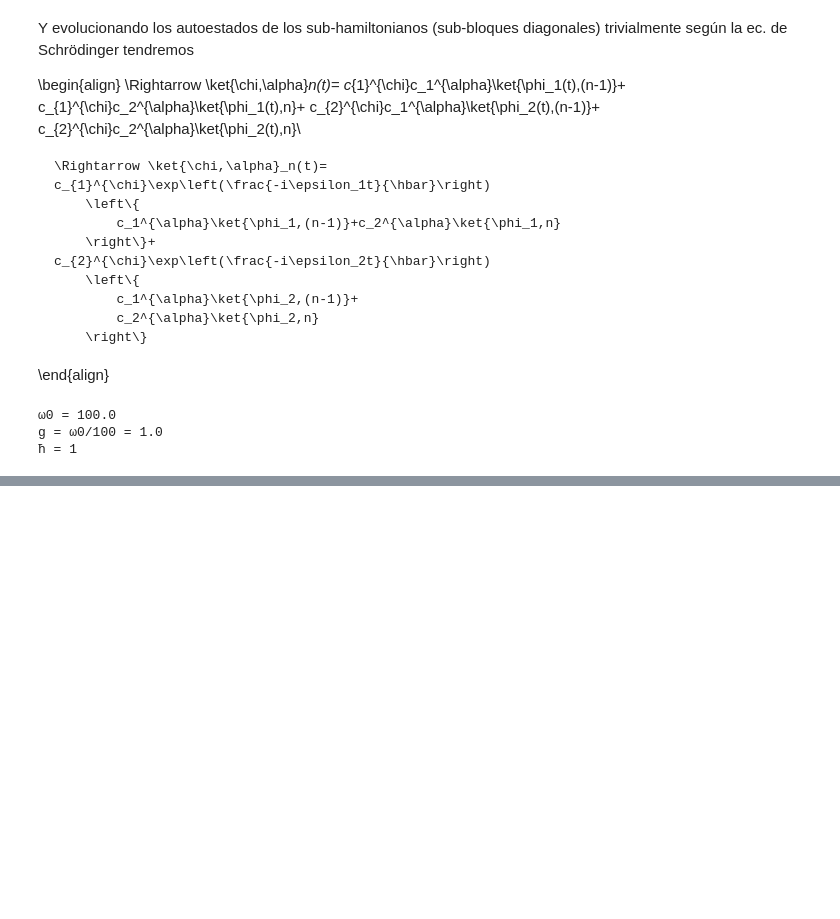
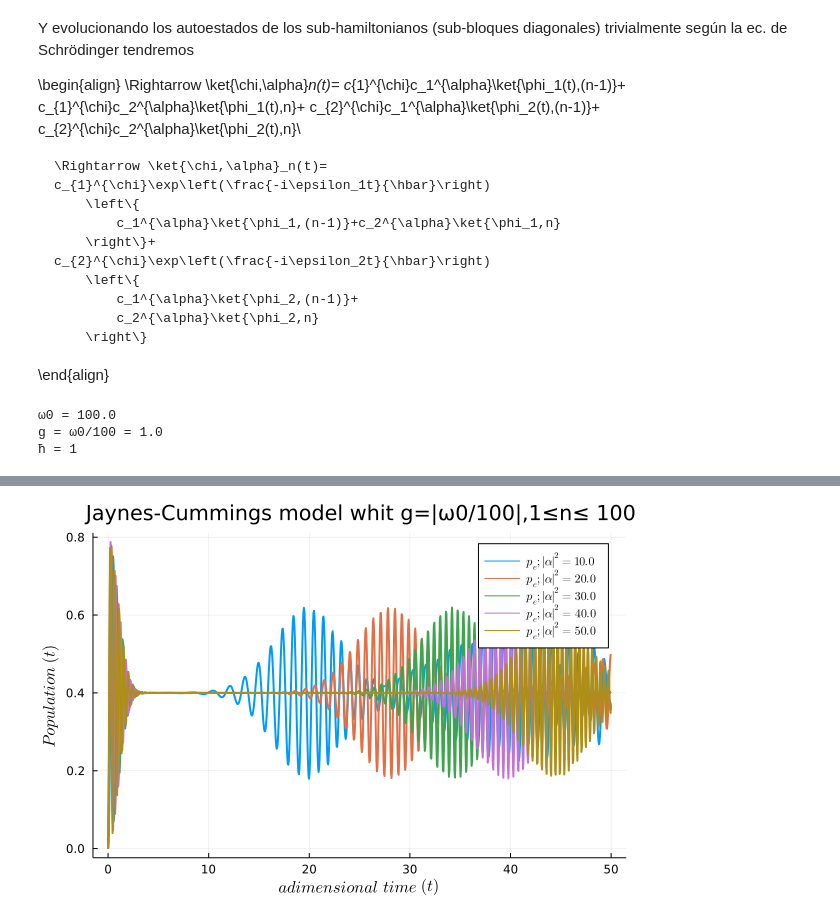
Before and after one commit to mendzmartin/quantum_optics, a Jupyter notebook: parcial/JaynesCummings_model.ipynb, the cells around one changed output, grey strips where cells are left out. Drawn from its saved outputs; the diff is of its cells as text; code cells hidden in the pictures; blank space fills up the shorter version.

```diff
--- a/parcial/JaynesCummings_model.ipynb
+++ b/parcial/JaynesCummings_model.ipynb
@@ -244,0 +247,80 @@ n_tot=100
+# %%
+# creamos vector de tiempos
+# tiempo inicial, tiempo final y numero de pasos
+t_start=Float64(0);t_end=50.0;n=Int32(1000);
+# calculamos paso temporal
+Δt= abs(t_end-t_start)/Float64(n-1);
+# creamos vector de tiempos
+time_vector = [(t_start+Δt*Float64(i-1)) for i in 1:n];
+# %%
+
+n_tot=100;   # numero total de estados de Fock considerados
+println("n_tot=",n_tot);
+
+# definiciones útiles para plotear
+plt1=plot(ylabel="\$Population\$ \$(t)\$",
+    xlabel="\$adimensional\$ \$time\$ \$(t)\$",
+    title="Jaynes-Cummings model whit g=|ω0/100|,1≤n≤ $(n_tot)",
+    legend=:topright)
+
+for αi in 10:10:50  # barremos parámetro del estado coherente
+
+    α=sqrt(αi) # parámetro del estado coherente
+
+    pϕ1_tot=zero(Array{Float64}(undef,length(time_vector)));
+    pϕ0_tot=zero(Array{Float64}(undef,length(time_vector)));
+
+    for ni in 2:n_tot       # barremos númeor de fotones excitados
+
+        # Definimos primer, segundo y tercer sub-bloque a diagonalizar (acoplados por el valor particular ni)
+        H1=create_2x2_hamiltonian(ω0*(ni-1),g*sqrt(ni-1));
+        H2=create_2x2_hamiltonian(ω0*ni,g*sqrt(ni));
+        H3=create_2x2_hamiltonian(ω0*(ni+1),g*sqrt(ni+1));
+
+        # calculamos las autoenergías (autovalores) y autoestados (autovectores) del hamiltoniano
+        H1_eigenvals=eigenvalues_problem(H1)[1];H1_eigenvectors=eigenvalues_problem(H1)[2];
+        H2_eigenvals=eigenvalues_problem(H2)[1];H2_eigenvectors=eigenvalues_problem(H2)[2];
+        H3_eigenvals=eigenvalues_problem(H3)[1];H3_eigenvectors=eigenvalues_problem(H3)[2];
+
+        # Definimos parámetros que caracterizan al estado coherente
+        αcoeff1=((α^(ni-1))*exp(-0.5*(abs(α)^2)))/sqrt(factorial(BigInt(ni-1)));
+        αcoeff2=αcoeff1*(α/sqrt(ni));
+        αcoeff3=αcoeff2*(α/sqrt(ni+1));
+
+        α_params=(αcoeff1,αcoeff2,αcoeff2); # Tupla de parámetros
+
+        # Realizamos evolución del los sub-bloques
+        ψ1_t=evolution_coherent_state(ϕ0,α_params[1],H1_eigenvals,H1_eigenvectors,time_vector) # con estado inicial |ϕ0⟩=|g⟩
+        ψ2_t=evolution_coherent_state(ϕ0,α_params[2],H2_eigenvals,H2_eigenvectors,time_vector) # con estado inicial |ϕ0⟩=|g⟩
+        ψ3_t=evolution_coherent_state(ϕ0,α_params[3],H2_eigenvals,H2_eigenvectors,time_vector) # con estado inicial |ϕ0⟩=|g⟩
+
+        # Calculamos probabilidades de población
+        pϕ0_1=population_probability(time_vector,H1_eigenvectors,ψ1_t,ϕ0,α_params[1]);
+        pϕ1_1=population_probability(time_vector,H1_eigenvectors,ψ1_t,ϕ1,α_params[1]);
+
+        pϕ0_2=population_probability(time_vector,H2_eigenvectors,ψ2_t,ϕ0,α_params[2]);
+        pϕ1_2=population_probability(time_vector,H2_eigenvectors,ψ2_t,ϕ1,α_params[2]);
+
+        pϕ0_3=population_probability(time_vector,H3_eigenvectors,ψ3_t,ϕ0,α_params[3]);
+        pϕ1_3=population_probability(time_vector,H3_eigenvectors,ψ3_t,ϕ1,α_params[3]);
+
+        pϕ1_tot.=(pϕ1_tot.+pϕ1_1.+2.0*pϕ1_2.+pϕ1_3);
+        pϕ0_tot.=(pϕ0_tot.+pϕ0_1.+2.0*pϕ0_2.+pϕ0_3);
+    end
+
+    # normalizamos las probabilidades
+    pϕ1_tot=0.2*pϕ1_tot;
+    pϕ0_tot=0.2*pϕ0_tot;
+    pϕ_tot=(pϕ1_tot.+pϕ0_tot);
+
+
+    # CÓMO HACER PARA QUE ME MUESTRE TODOS LOS GRÁFICOS PARA DISTINTOS α ????
+
+    plt1=plot!(time_vector,pϕ1_tot,label="\$p_e;|α|^2=$(round(α^2; digits=2))\$",lw=2)
+    #plt1=plot!(time_vector,pϕ0_tot,label="\$p_g;α=$(α)\$")
+    #plt1=plot!(time_vector,pϕ_tot,label="\$p_{tot};α=$(α)\$")
+end
+
+display(plt1)
+# %% [output]
+[figure, added]
```
Also changed, not shown: parts of 6 cells of this notebook, 2 other files.
